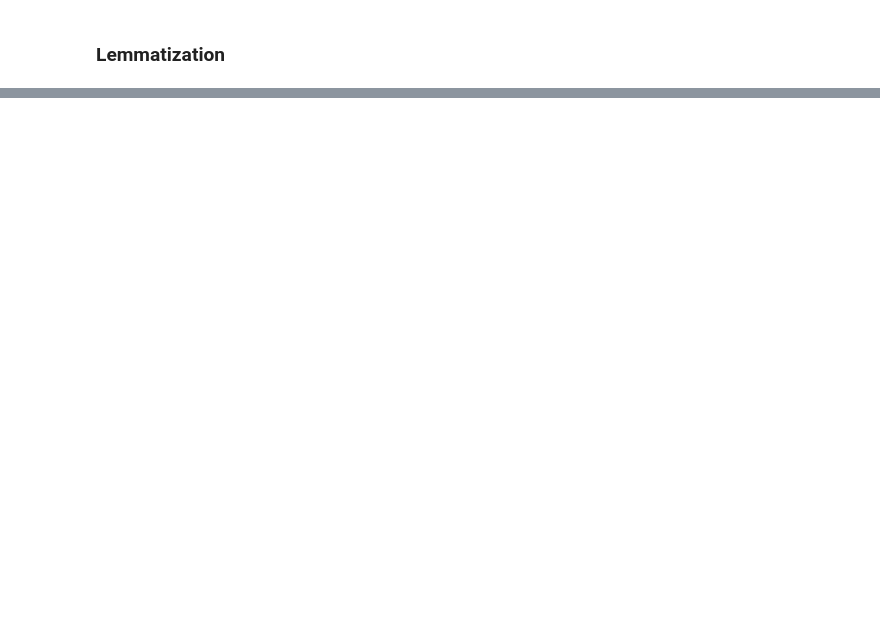
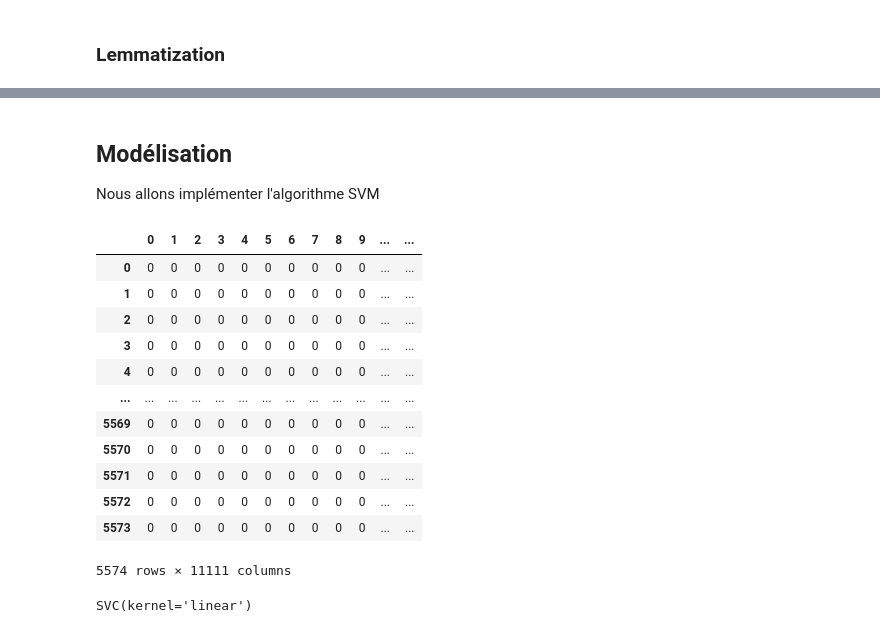
Before and after one commit to freddyAdjh/NLP_spam_detection, a Jupyter notebook: NLP.ipynb, the cells around one changed output, grey strips where cells are left out. Saved outputs shown, nothing was run; the diff lists cells and outputs as text; code cells hidden in the pictures; blank space fills up the shorter version.

```diff
--- a/NLP.ipynb
+++ b/NLP.ipynb
@@ -345,0 +345,27 @@ Elle renseigne sur le taux de vrais positifs détectés
+# %% [markdown]
+## Modélisation
+
+Nous allons implémenter l'algorithme SVM
+# %%
+""" Utilisation des données vectorisées avec le CountVectorizer et on crée un dataset
+contenant les emails vectorisé et les variables ajoutées ( longueur et taux de ponctutation)
+"""
+all_data = pd.concat([pd.DataFrame(vect_final.toarray()),
+                      dataset['Content_len'],
+                      dataset['punctuation_rate']],axis=1)
+# %%
+all_data
+# %% [output]
+|  | 0 | 1 | 2 | 3 | 4 | 5 | 6 | 7 | 8 | 9 | ... | ... |
+| 0 | 0 | 0 | 0 | 0 | 0 | 0 | 0 | 0 | 0 | 0 | ... | ... |
+| 1 | 0 | 0 | 0 | 0 | 0 | 0 | 0 | 0 | 0 | 0 | ... | ... |
+| 2 | 0 | 0 | 0 | 0 | 0 | 0 | 0 | 0 | 0 | 0 | ... | ... |
+| 3 | 0 | 0 | 0 | 0 | 0 | 0 | 0 | 0 | 0 | 0 | ... | ... |
+| 4 | 0 | 0 | 0 | 0 | 0 | 0 | 0 | 0 | 0 | 0 | ... | ... |
+| ... | ... | ... | ... | ... | ... | ... | ... | ... | ... | ... | ... | ... |
+| 5569 | 0 | 0 | 0 | 0 | 0 | 0 | 0 | 0 | 0 | 0 | ... | ... |
+| 5570 | 0 | 0 | 0 | 0 | 0 | 0 | 0 | 0 | 0 | 0 | ... | ... |
+| 5571 | 0 | 0 | 0 | 0 | 0 | 0 | 0 | 0 | 0 | 0 | ... | ... |
+| 5572 | 0 | 0 | 0 | 0 | 0 | 0 | 0 | 0 | 0 | 0 | ... | ... |
+| 5573 | 0 | 0 | 0 | 0 | 0 | 0 | 0 | 0 | 0 | 0 | ... | ... |
+5574 rows × 11111 columns
@@ -345,0 +383,5 @@ Elle renseigne sur le taux de vrais positifs détectés
+# %%
+## entrainement du modèle
+alg_svm.fit(X_train,y_train)
+# %% [output]
+SVC(kernel='linear')
```
Also changed, not shown: parts of 57 cells of this notebook.
